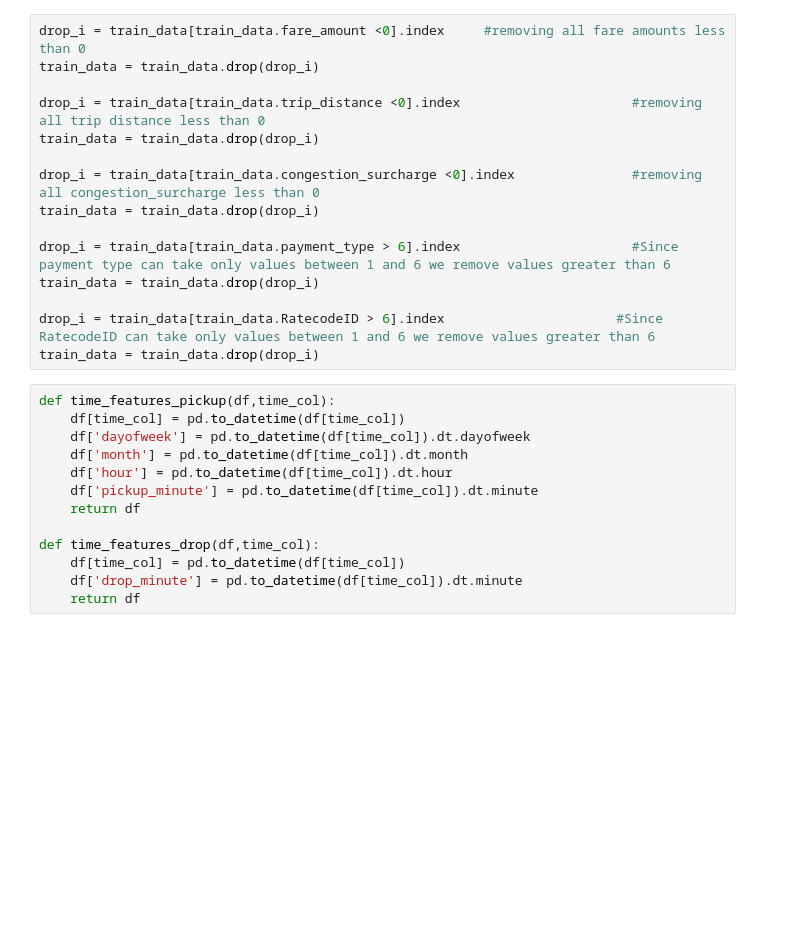
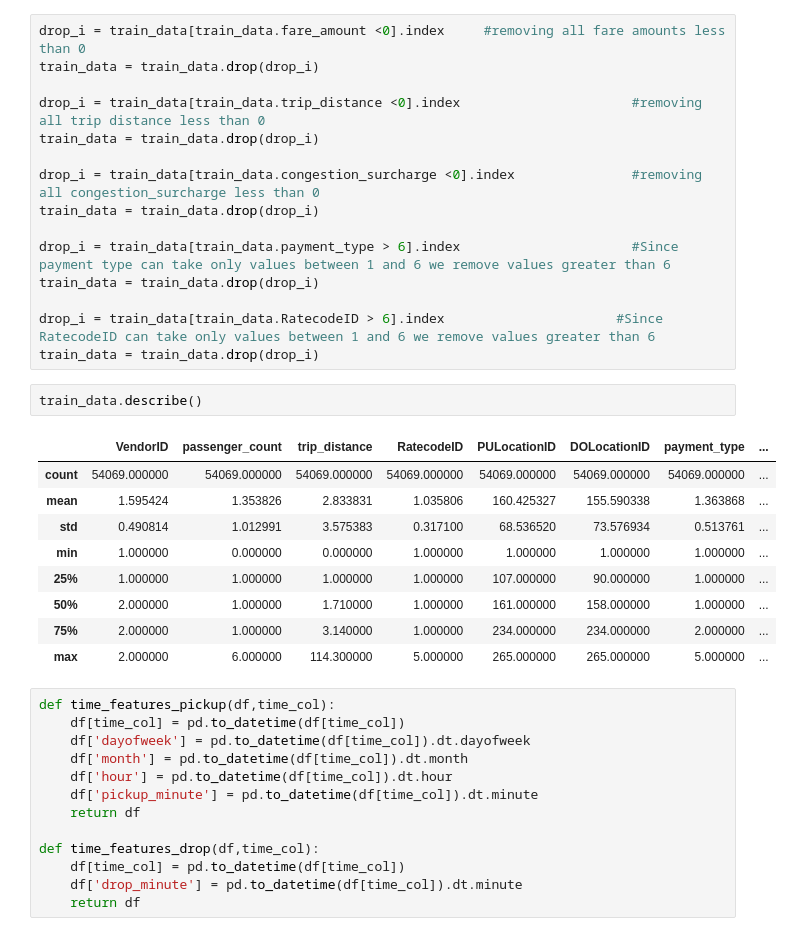
Before and after one commit to Prithivi-Raj/Taxi-Fare-Prediction, a Jupyter notebook: NA19B052.ipynb, the cells around one changed output. Cells and saved outputs as stored; diff of their text form; blank space fills up the shorter version.

```diff
--- a/NA19B052.ipynb
+++ b/NA19B052.ipynb
@@ -71,6 +92,18 @@ train_data = train_data.drop(drop_i)
 
 drop_i = train_data[train_data.RatecodeID > 6].index                      #Since RatecodeID can take only values between 1 and 6 we remove values greater than 6
 train_data = train_data.drop(drop_i)
+# %%
+train_data.describe()
+# %% [output]
+|  | VendorID | passenger_count | trip_distance | RatecodeID | PULocationID | DOLocationID | payment_type | ... |
+| count | 54069.000000 | 54069.000000 | 54069.000000 | 54069.000000 | 54069.000000 | 54069.000000 | 54069.000000 | ... |
+| mean | 1.595424 | 1.353826 | 2.833831 | 1.035806 | 160.425327 | 155.590338 | 1.363868 | ... |
+| std | 0.490814 | 1.012991 | 3.575383 | 0.317100 | 68.536520 | 73.576934 | 0.513761 | ... |
+| min | 1.000000 | 0.000000 | 0.000000 | 1.000000 | 1.000000 | 1.000000 | 1.000000 | ... |
+| 25% | 1.000000 | 1.000000 | 1.000000 | 1.000000 | 107.000000 | 90.000000 | 1.000000 | ... |
+| 50% | 2.000000 | 1.000000 | 1.710000 | 1.000000 | 161.000000 | 158.000000 | 1.000000 | ... |
+| 75% | 2.000000 | 1.000000 | 3.140000 | 1.000000 | 234.000000 | 234.000000 | 2.000000 | ... |
+| max | 2.000000 | 6.000000 | 114.300000 | 5.000000 | 265.000000 | 265.000000 | 5.000000 | ... |
 # %%
 def time_features_pickup(df,time_col):
     df[time_col] = pd.to_datetime(df[time_col])
```
Also changed, not shown: parts of 6 cells of this notebook.
